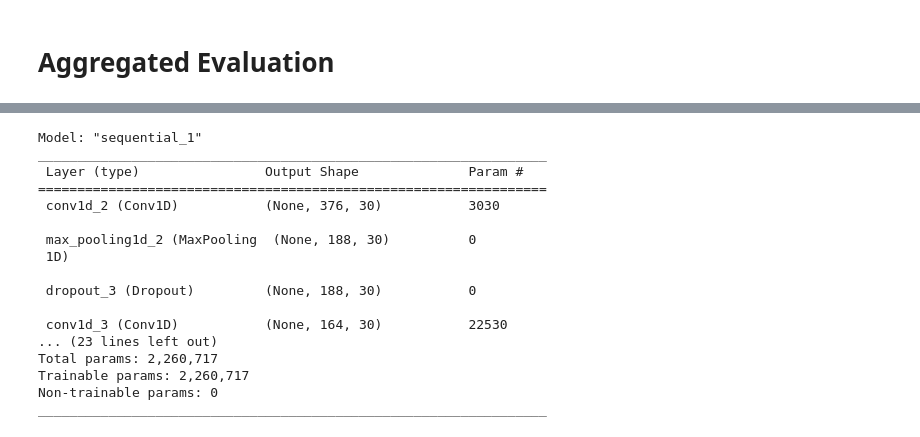
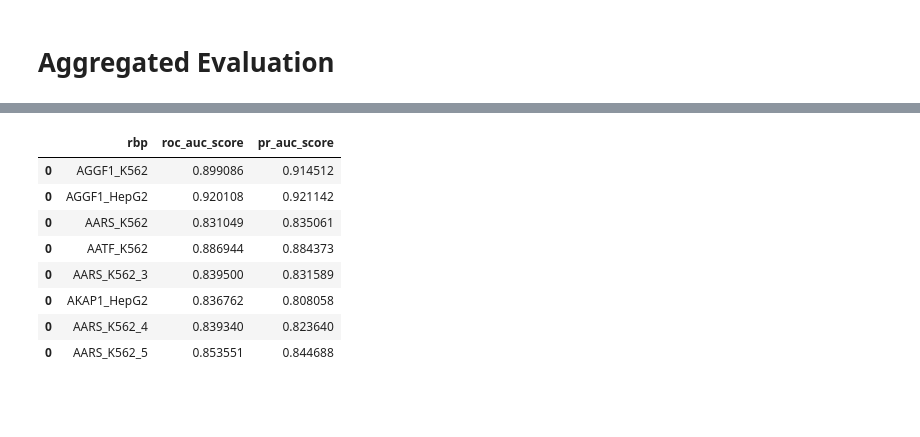
Before and after one commit to sofiamrtll/thesis, a Jupyter notebook: THESIS - Aggregated Evaluation.ipynb, the cells around one changed output, grey strips where cells are left out. Saved outputs shown, nothing was run; the diff lists cells and outputs as text; code cells hidden in the pictures; blank space fills up the shorter version.

```diff
--- a/THESIS - Aggregated Evaluation.ipynb
+++ b/THESIS - Aggregated Evaluation.ipynb
@@ -29,20 +80,12 @@ To enable them in other operations, rebuild TensorFlow with the appropriate comp
-# %%
-reconstructed_model.summary()
-# %% [output]
-Model: "sequential_1"
-_________________________________________________________________
- Layer (type)                Output Shape              Param #
-=================================================================
- conv1d_2 (Conv1D)           (None, 376, 30)           3030
-
- max_pooling1d_2 (MaxPooling  (None, 188, 30)          0
- 1D)
-
- dropout_3 (Dropout)         (None, 188, 30)           0
-
- conv1d_3 (Conv1D)           (None, 164, 30)           22530
-... (23 lines left out)
-Total params: 2,260,717
-Trainable params: 2,260,717
-Non-trainable params: 0
-_________________________________________________________________
+# %%
+data_auroc
+# %% [output]
+|  | rbp | roc_auc_score | pr_auc_score |
+| 0 | AGGF1_K562 | 0.899086 | 0.914512 |
+| 0 | AGGF1_HepG2 | 0.920108 | 0.921142 |
+| 0 | AARS_K562 | 0.831049 | 0.835061 |
+| 0 | AATF_K562 | 0.886944 | 0.884373 |
+| 0 | AARS_K562_3 | 0.839500 | 0.831589 |
+| 0 | AKAP1_HepG2 | 0.836762 | 0.808058 |
+| 0 | AARS_K562_4 | 0.839340 | 0.823640 |
+| 0 | AARS_K562_5 | 0.853551 | 0.844688 |
```
Also changed, not shown: parts of 5 cells of this notebook.
